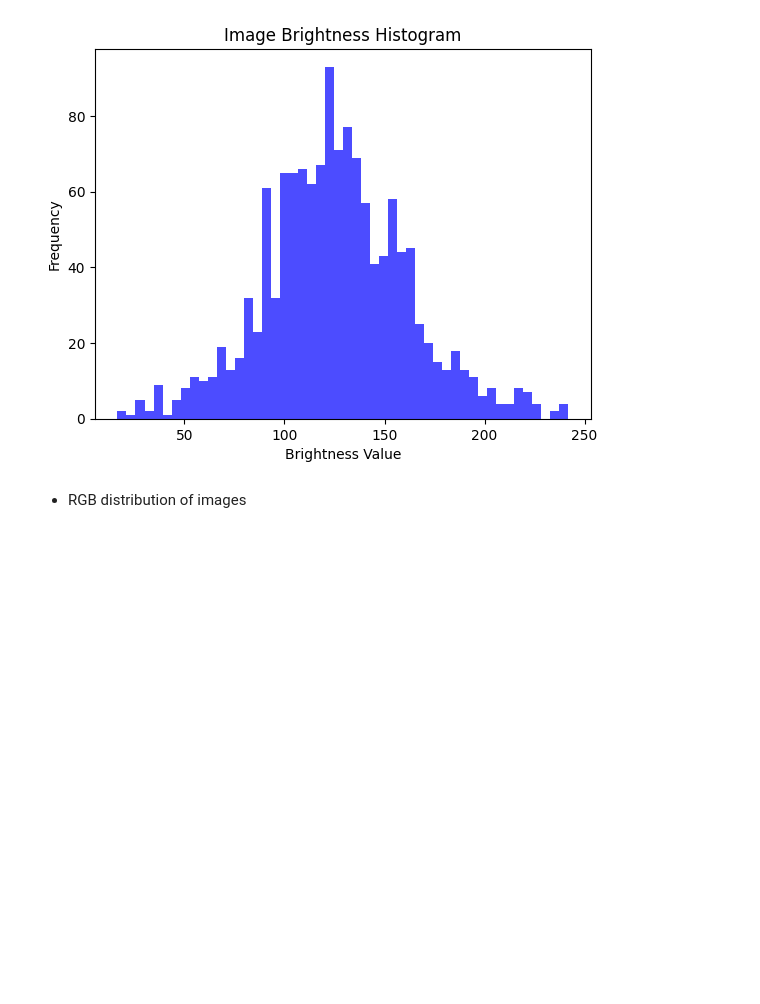
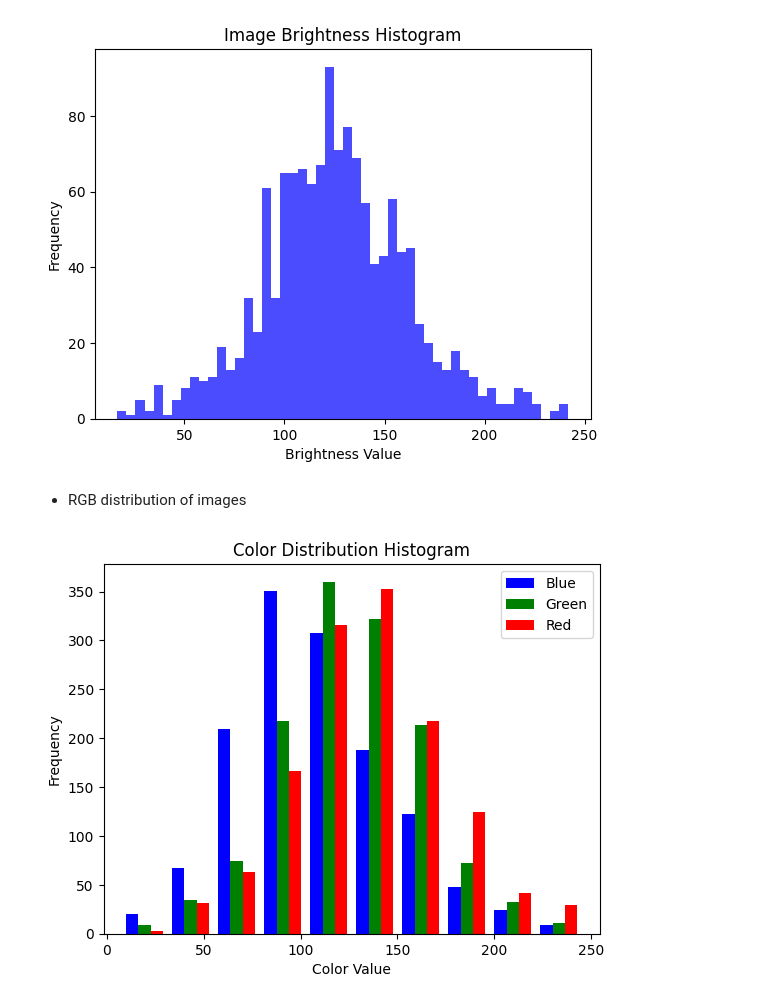
Before and after one commit to yanglinfang/npo_tech_wildlife_camera, a Jupyter notebook: imageRecognition.ipynb, the cells around one changed output. Cells and saved outputs as stored; diff of their text form; code cells hidden in the pictures; blank space fills up the shorter version.

Commit message:
rgb distribution finished

```diff
--- a/imageRecognition.ipynb
+++ b/imageRecognition.ipynb
@@ -21,7 +21,9 @@ folderPath = 'dataset'
 apiUrl = f'https://api.github.com/repos/{repoOwner}/{repoName}/contents/{folderPath}'
 
 # OAuth Token used for more data limit
-
+headers = {
+    'Authorization': 'token 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'
+}
 
 # Retry times when failed to download image
 maxRetry = 10
@@ -29,8 +31,11 @@ maxRetry = 10
 # Dictionary to store image count inside each folder
 folderCounts = {}
 
-# List to store brightness values for all images
+# List to store values for all images
 brightnessVal = []
+redVal = []
+greenVal = []
+blueVal = []
 # %% [markdown]
 Define a function to load images from different folders
 # %%
@@ -129,3 +149,13 @@ plt.show()
 [figure]
 # %% [markdown]
 - RGB distribution of images
+# %%
+# After loading all images, create 3 histograms of RGB values
+plt.hist([blueVal, greenVal, redVal], color=['blue', 'green', 'red'], label=['Blue', 'Green', 'Red'])
+plt.title('Color Distribution Histogram')
+plt.xlabel('Color Value')
+plt.ylabel('Frequency')
+plt.legend()
+plt.show()
+# %% [output]
+[figure, added]
```
Also changed, not shown: parts of 1 cell of this notebook, 1 other file.
